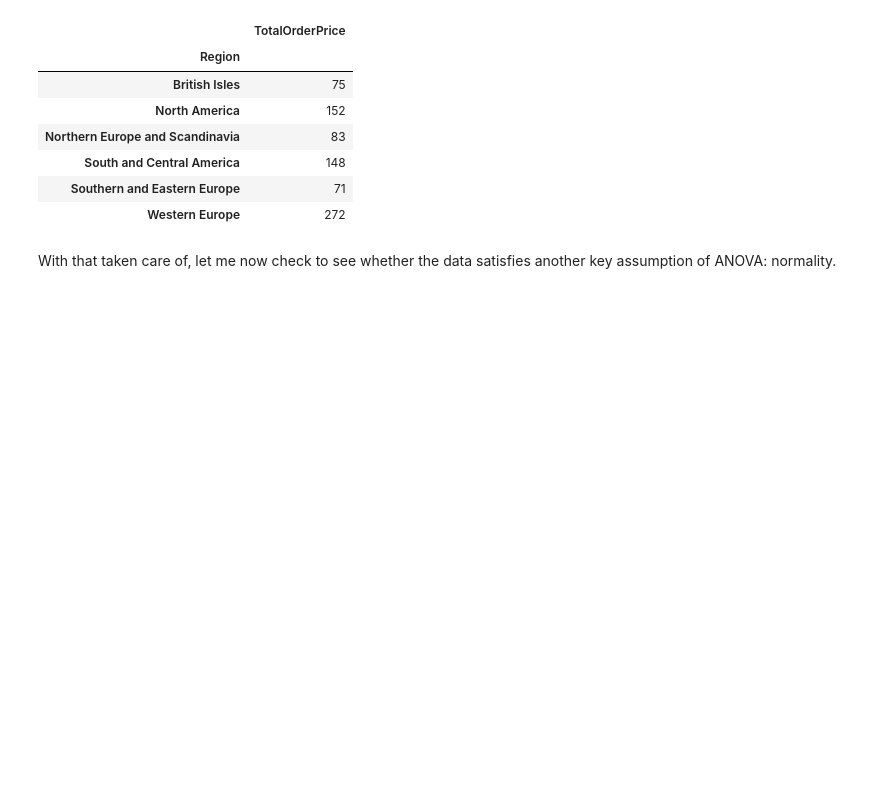
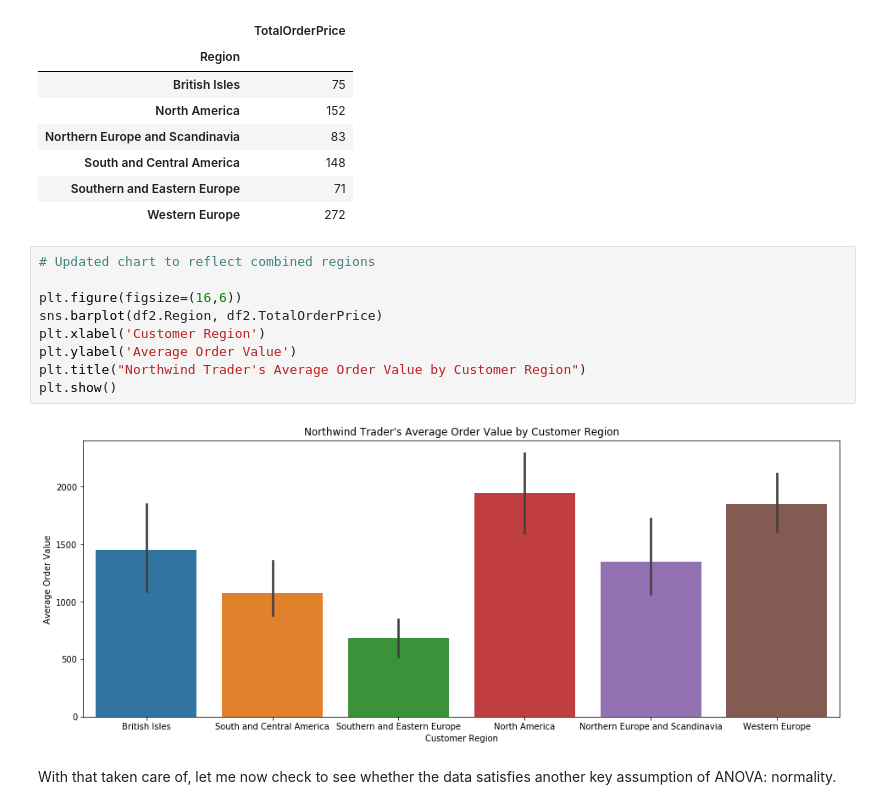
Before and after one commit to timsennett/northwind-hypothesis-tests, a Jupyter notebook: Northwind-project.ipynb, the cells around one changed output. Cells and saved outputs as stored; diff of their text form; blank space fills up the shorter version.

```diff
--- a/Northwind-project.ipynb
+++ b/Northwind-project.ipynb
@@ -494,6 +500,17 @@ df2.groupby('Region').count()
 | South and Central America | 148 |
 | Southern and Eastern Europe | 71 |
 | Western Europe | 272 |
+# %%
+# Updated chart to reflect combined regions
+
+plt.figure(figsize=(16,6))
+sns.barplot(df2.Region, df2.TotalOrderPrice)
+plt.xlabel('Customer Region')
+plt.ylabel('Average Order Value')
+plt.title("Northwind Trader's Average Order Value by Customer Region")
+plt.show()
+# %% [output]
+[figure, added]
 # %% [markdown]
 With that taken care of, let me now check to see whether the data satisfies another key assumption of ANOVA: normality.
 # %%
```
Also changed, not shown: parts of 11 cells of this notebook, 2 other files.
